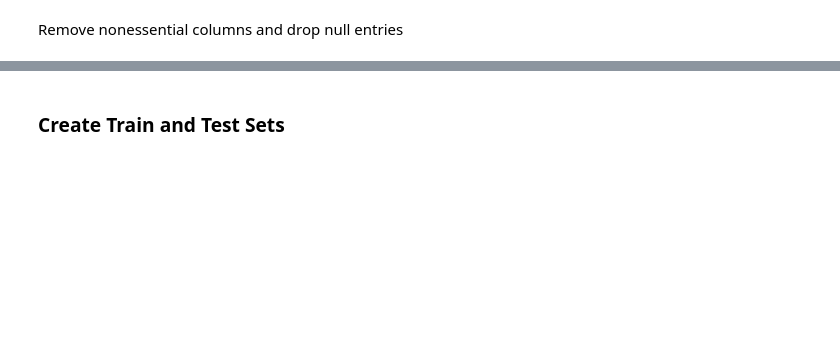
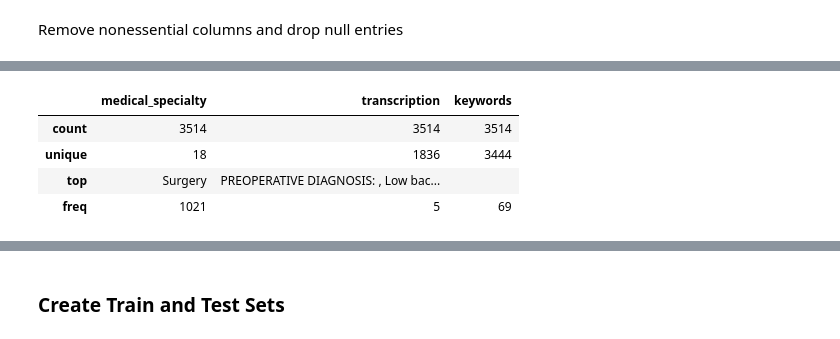
Before and after one commit to freyakuhlman/MedicalTranscriptionClassification, a Jupyter notebook: baseline_model.ipynb, the cells around one changed output, grey strips where cells are left out. Saved outputs shown, nothing was run; the diff lists cells and outputs as text; code cells hidden in the pictures; blank space fills up the shorter version.

```diff
--- a/baseline_model.ipynb
+++ b/baseline_model.ipynb
@@ -60,0 +66,8 @@ Define text cleaning for pipeline
+# %%
+df.describe()
+# %% [output]
+|  | medical_specialty | transcription | keywords |
+| count | 3514 | 3514 | 3514 |
+| unique | 18 | 1836 | 3444 |
+| top | Surgery | PREOPERATIVE DIAGNOSIS: , Low bac... |  |
+| freq | 1021 | 5 | 69 |
```
Also changed, not shown: parts of 35 cells of this notebook.
